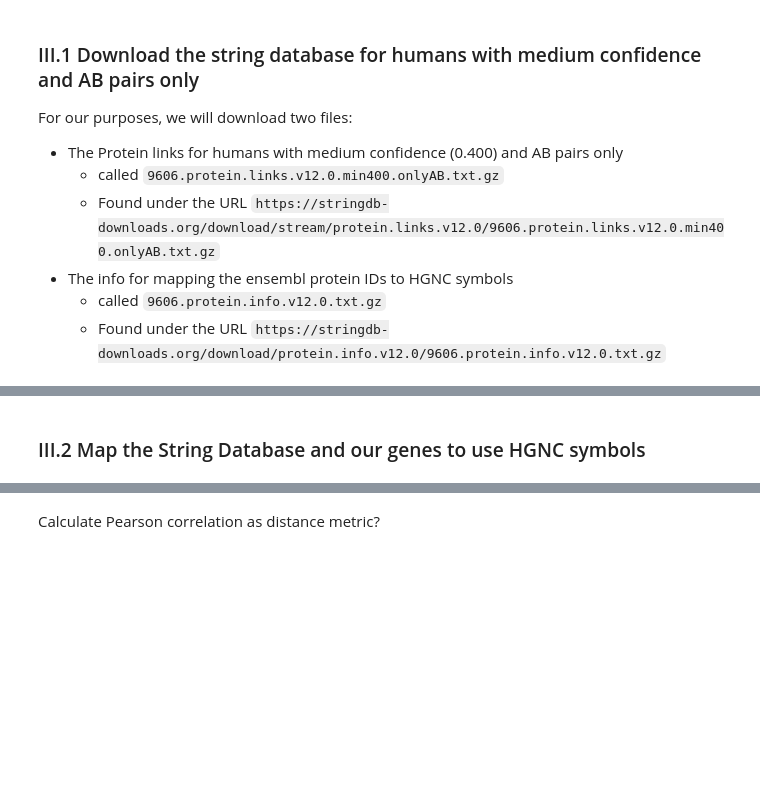
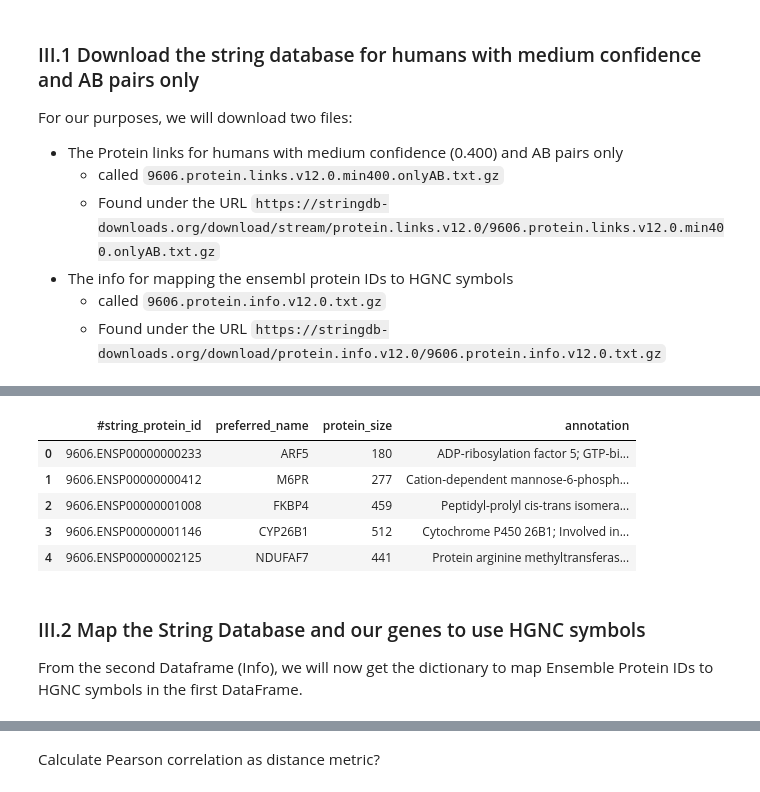
Before and after one commit to DavidosRB/Python-DiCE, a Jupyter notebook: notebooks/example_workflow.ipynb, the cells around one changed output, grey strips where cells are left out. Cells and saved outputs as stored; diff of their text form; code cells hidden in the pictures; blank space fills up the shorter version.

Commit message:
Added Download of StringDB data and mapping to HGNC symbols

```diff
--- a/notebooks/example_workflow.ipynb
+++ b/notebooks/example_workflow.ipynb
@@ -371,3 +371,6 @@ For our purposes, we will download two files:
 - The info for mapping the ensembl protein IDs to HGNC symbols
   - called `9606.protein.info.v12.0.txt.gz`
   - Found under the URL `https://stringdb-downloads.org/download/protein.info.v12.0/9606.protein.info.v12.0.txt.gz`
+# %%
+from python_dice.preparation import get_string_db
+protein_links_df, protein_info_df = get_string_db(force_download=False)
@@ -374,2 +389,13 @@ For our purposes, we will download two files:
+# %%
+protein_info_df.head()
+# %% [output]
+|  | #string_protein_id | preferred_name | protein_size | annotation |
+| 0 | 9606.ENSP00000000233 | ARF5 | 180 | ADP-ribosylation factor 5; GTP-bi... |
+| 1 | 9606.ENSP00000000412 | M6PR | 277 | Cation-dependent mannose-6-phosph... |
+| 2 | 9606.ENSP00000001008 | FKBP4 | 459 | Peptidyl-prolyl cis-trans isomera... |
+| 3 | 9606.ENSP00000001146 | CYP26B1 | 512 | Cytochrome P450 26B1; Involved in... |
+| 4 | 9606.ENSP00000002125 | NDUFAF7 | 441 | Protein arginine methyltransferas... |
 # %% [markdown]
 ### III.2 Map the String Database and our genes to use HGNC symbols
+
+From the second Dataframe (Info), we will now get the dictionary to map Ensemble Protein IDs to HGNC symbols in the first DataFrame.
```
Also changed, not shown: parts of 8 cells of this notebook, 1 other file.
